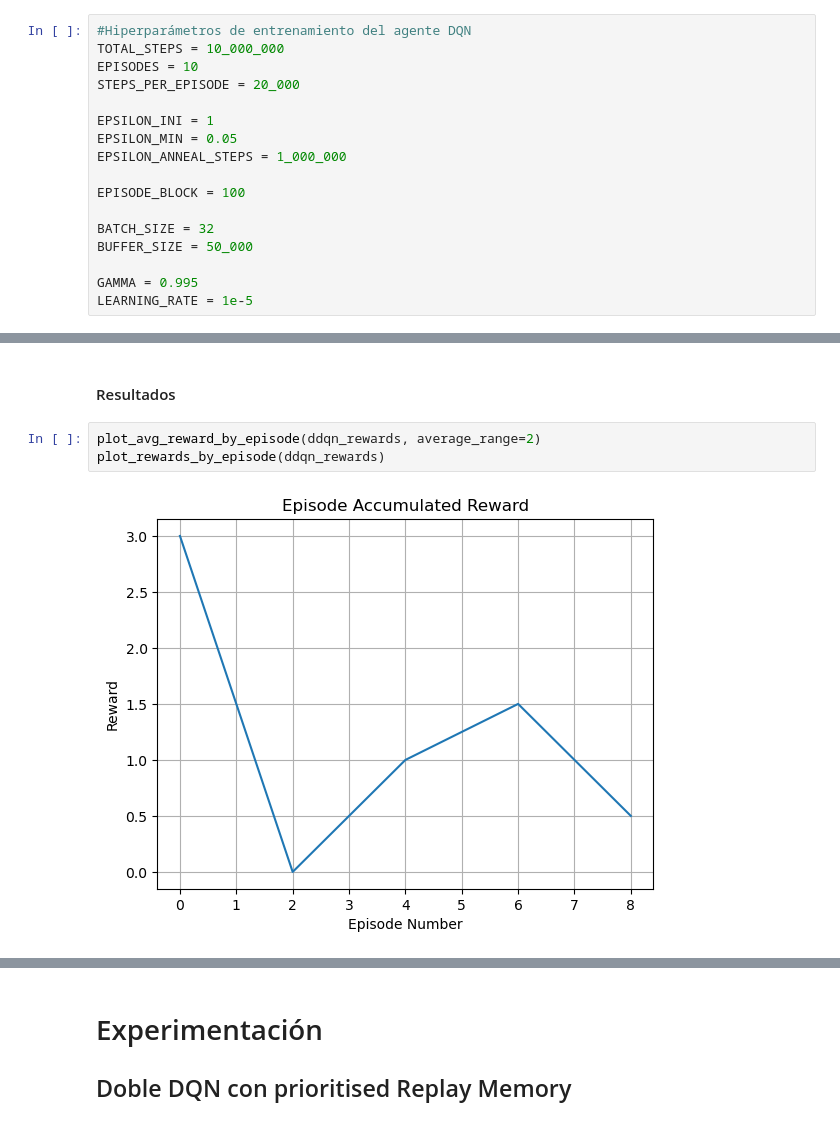
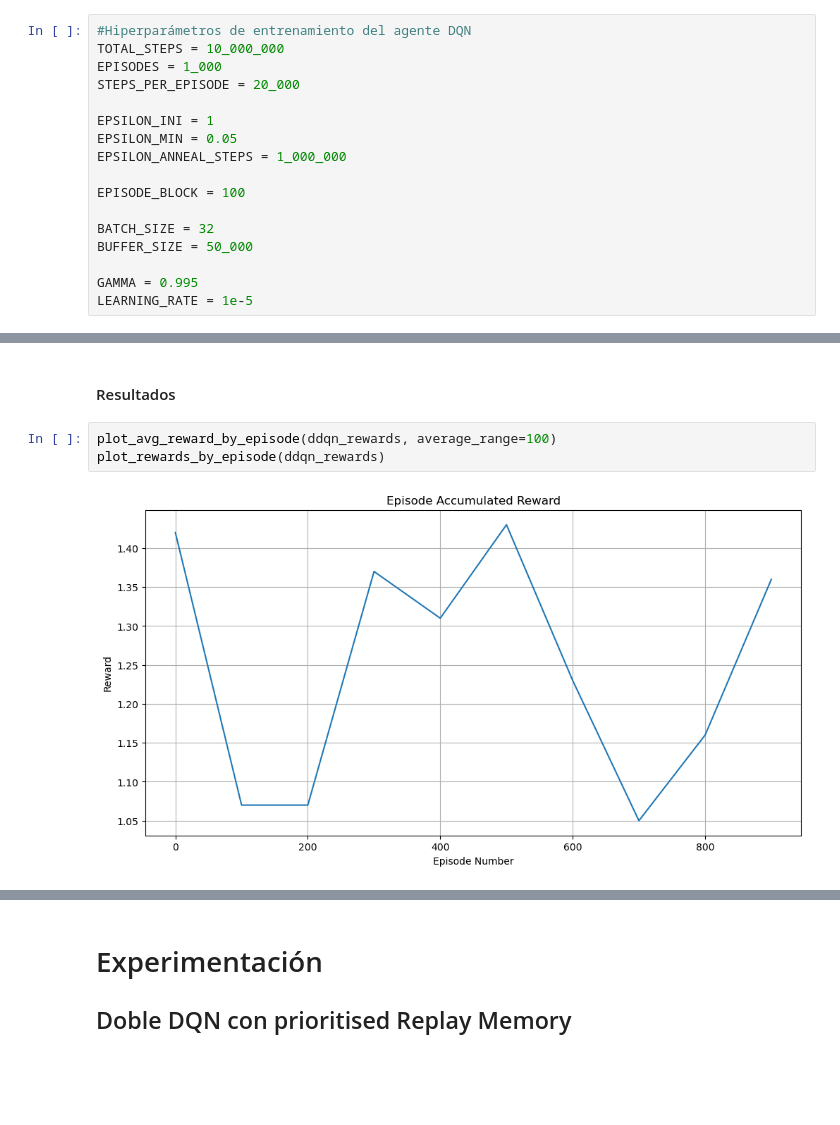
Before and after one commit to ricardodavidpg/taller_ia, a Jupyter notebook: Obligatorio_2025_Letra.ipynb, the cells around one changed output, grey strips where cells are left out. Drawn from its saved outputs; the diff is of its cells as text; blank space fills up the shorter version.

```diff
--- a/Obligatorio_2025_Letra.ipynb
+++ b/Obligatorio_2025_Letra.ipynb
@@ -413,7 +413,7 @@ Funciones a completar:
 # %%
 #Hiperparámetros de entrenamiento del agente DQN
 TOTAL_STEPS = 10_000_000
-EPISODES = 10
+EPISODES = 1_000
 STEPS_PER_EPISODE = 20_000
 
 EPSILON_INI = 1
@@ -539,7 +539,7 @@ Video(video_path, embed=True, width=600)
 # %% [markdown]
 #### Resultados
 # %%
-plot_avg_reward_by_episode(ddqn_rewards, average_range=2)
+plot_avg_reward_by_episode(ddqn_rewards, average_range=100)
 plot_rewards_by_episode(ddqn_rewards)
 # %% [output]
-[figure, old version]
+[figure, new version]
```
Also changed, not shown: parts of 8 cells of this notebook, 3 other files.
